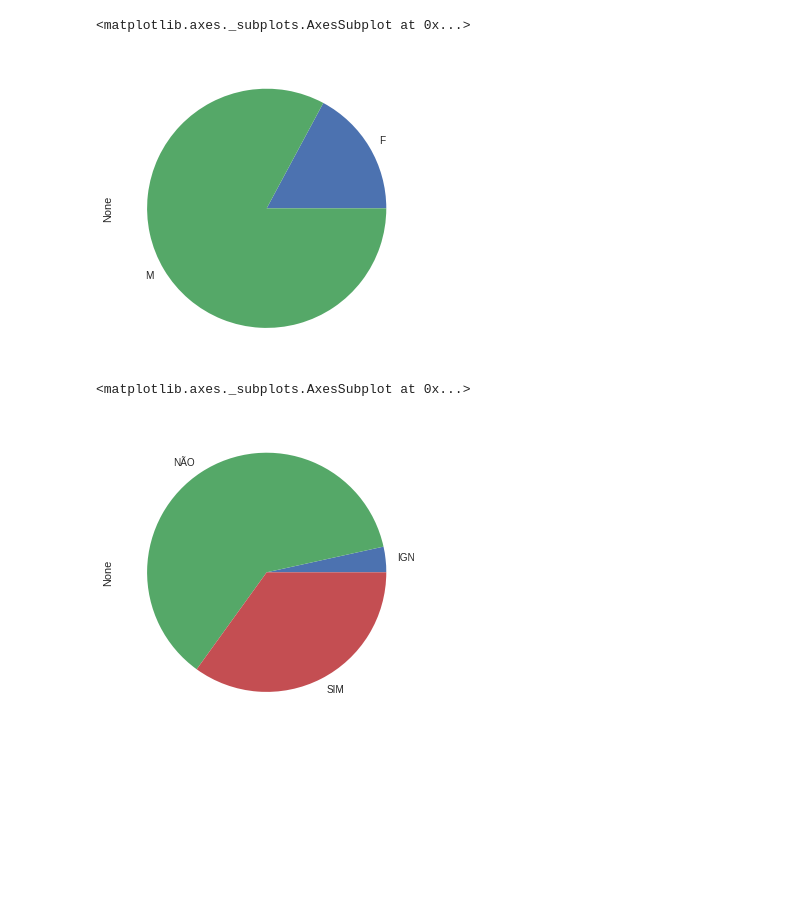
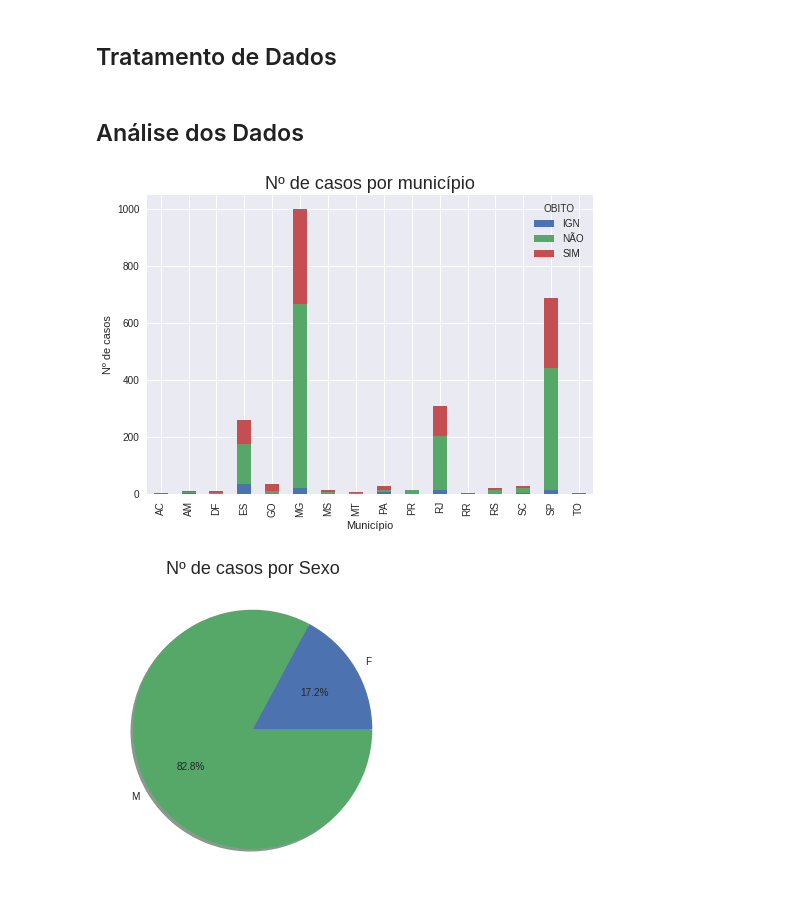
Before and after one commit to pedrosena138/if1007-tasi4, a Jupyter notebook: Analise_de_casos_de_febre_amarela_em_humanos.ipynb, the cells around one changed output. Drawn from its saved outputs; the diff is of its cells as text; code cells hidden in the pictures; blank space fills up the shorter version.

```diff
--- a/Analise_de_casos_de_febre_amarela_em_humanos.ipynb
+++ b/Analise_de_casos_de_febre_amarela_em_humanos.ipynb
@@ -96,10 +123,29 @@ df.groupby('MACRORREG_LPI').size().plot(kind='bar')
-# %%
-df.groupby('SEXO').size().plot(kind='pie')
-# %% [output]
-<matplotlib.axes._subplots.AxesSubplot at 0x...>
-[figure, removed]
-# %%
-df.groupby('OBITO').size().plot(kind='pie')
-# %% [output]
-<matplotlib.axes._subplots.AxesSubplot at 0x...>
-[figure, removed]
+# %% [markdown]
+## Tratamento de Dados
+# %%
+def conv(elm):
+    try:
+        e = elm.replace(',', '.')
+        return e
+    except AttributeError as e:
+        pass
+
+
+df['IDADE'] = df['IDADE'].apply(conv).astype('float32')
+# %% [markdown]
+## Análise dos Dados
+# %%
+uf = df.groupby(['UF_LPI', 'OBITO']).size().unstack().plot(kind='bar',stacked=True)
+plt.title('Nº de casos por município', fontsize=18)
+plt.ylabel('Nº de casos')
+plt.xlabel('Município')
+plt.show()
+# %% [output]
+[figure, added]
+# %%
+df.groupby('SEXO').size().plot(kind='pie', autopct='%1.1f%%', shadow=True)
+plt.title('Nº de casos por Sexo', fontsize=18)
+plt.ylabel('')
+plt.show()
+# %% [output]
+[figure, added]
```
Also changed, not shown: parts of 10 cells of this notebook.
